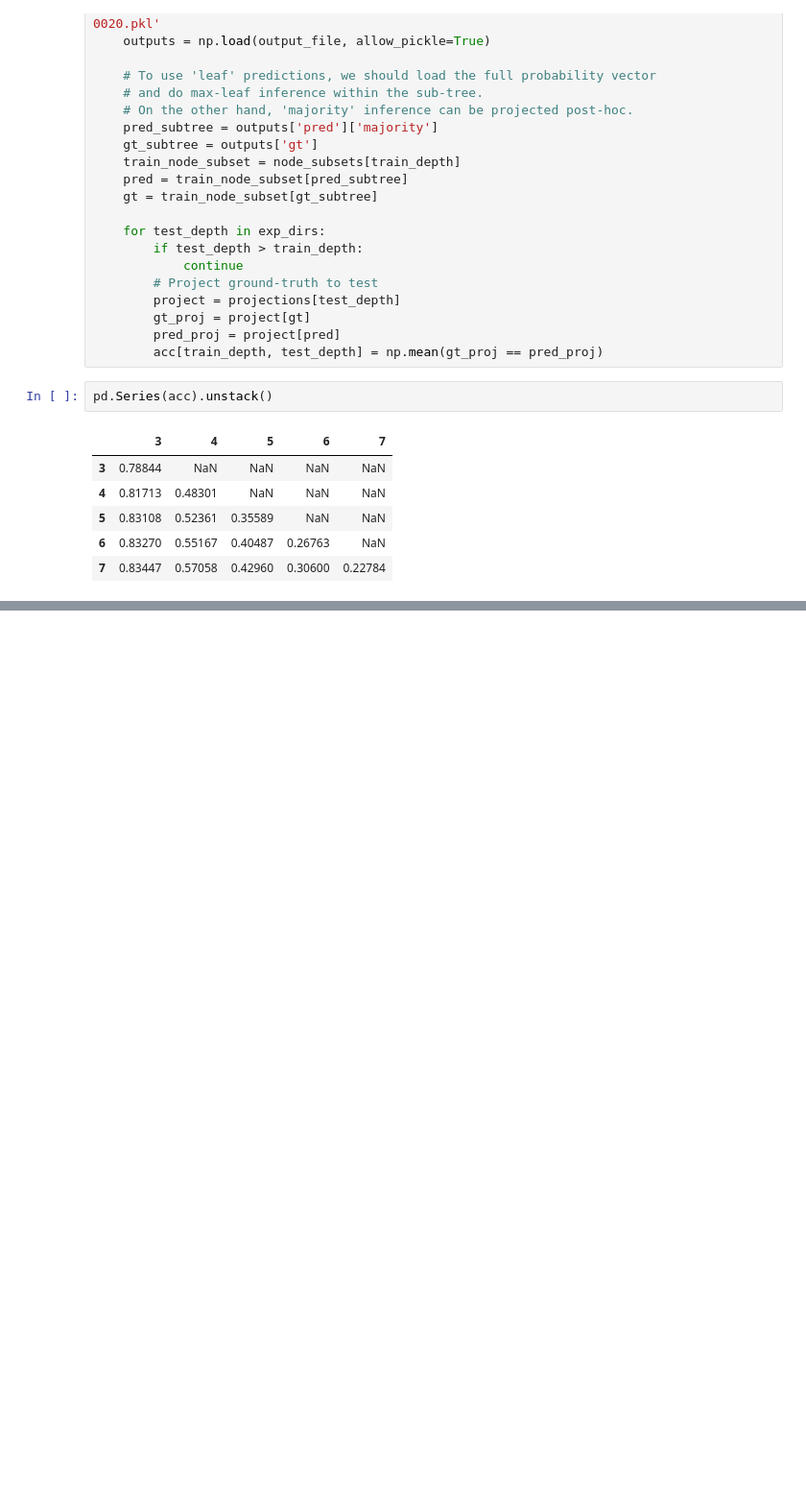
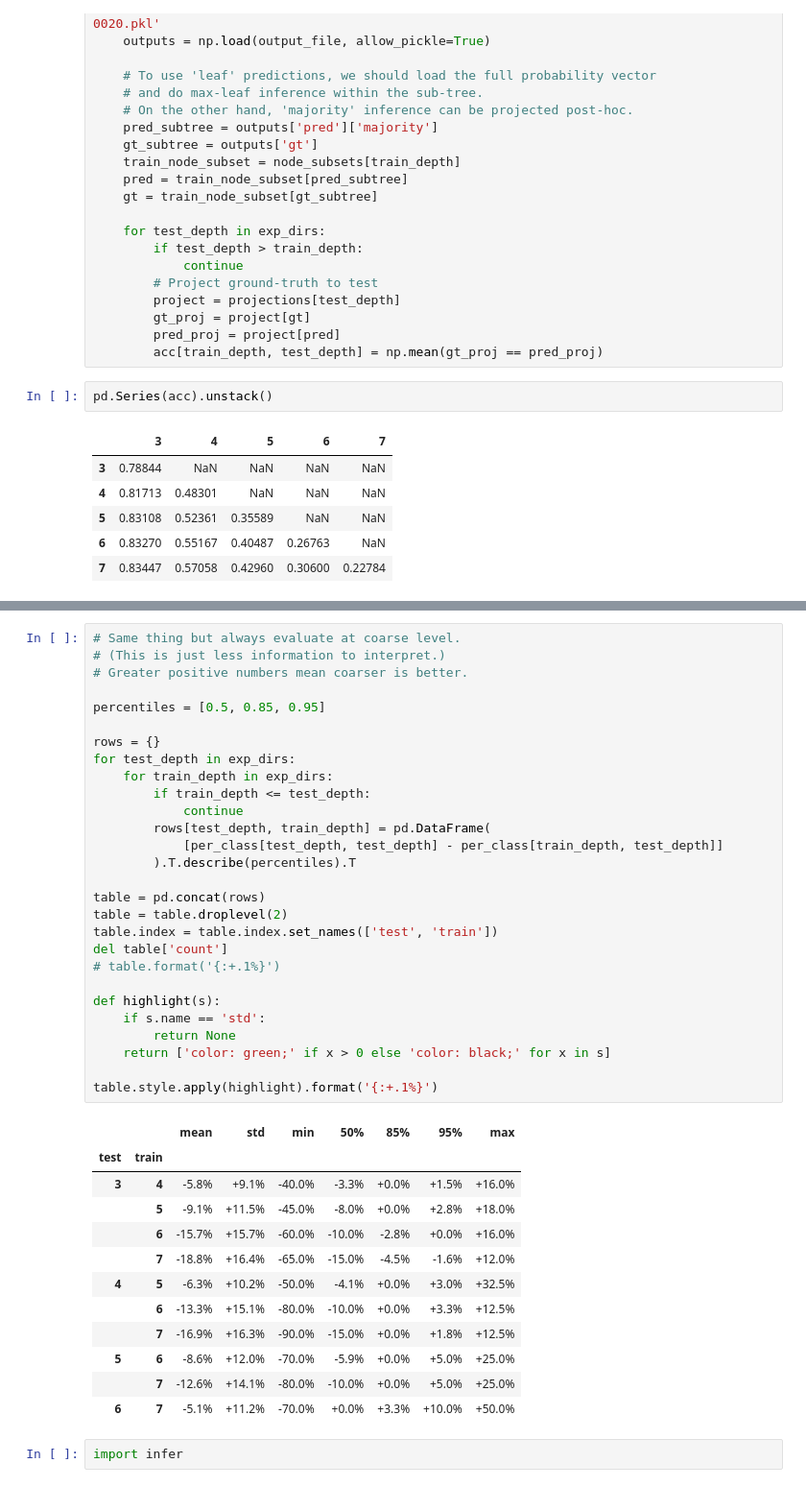
Before and after one commit to jvlmdr/hiercls, a Jupyter notebook: eval_inat21_truncate.ipynb, the cells around one changed output, grey strips where cells are left out. Shown: that part at 96% size. Drawn from its saved outputs; the diff is of its cells as text; blank space fills up the shorter version.

```diff
--- a/eval_inat21_truncate.ipynb
+++ b/eval_inat21_truncate.ipynb
@@ -156,0 +184,43 @@ table.style.apply(highlight).format('{:+.1%}')
+# %%
+# Same thing but always evaluate at coarse level.
+# (This is just less information to interpret.)
+# Greater positive numbers mean coarser is better.
+
+percentiles = [0.5, 0.85, 0.95]
+
+rows = {}
+for test_depth in exp_dirs:
+    for train_depth in exp_dirs:
+        if train_depth <= test_depth:
+            continue
+        rows[test_depth, train_depth] = pd.DataFrame(
+            [per_class[test_depth, test_depth] - per_class[train_depth, test_depth]]
+        ).T.describe(percentiles).T
+
+table = pd.concat(rows)
+table = table.droplevel(2)
+table.index = table.index.set_names(['test', 'train'])
+del table['count']
+# table.format('{:+.1%}')
+
+def highlight(s):
+    if s.name == 'std':
+        return None
+    return ['color: green;' if x > 0 else 'color: black;' for x in s]
+
+table.style.apply(highlight).format('{:+.1%}')
+# %% [output]
+|  |  | mean | std | min | 50% | 85% | 95% | max |
+| test | train |  |  |  |  |  |  |  |
+| 3 | 4 | -5.8% | +9.1% | -40.0% | -3.3% | +0.0% | +1.5% | +16.0% |
+|  | 5 | -9.1% | +11.5% | -45.0% | -8.0% | +0.0% | +2.8% | +18.0% |
+|  | 6 | -15.7% | +15.7% | -60.0% | -10.0% | -2.8% | +0.0% | +16.0% |
+|  | 7 | -18.8% | +16.4% | -65.0% | -15.0% | -4.5% | -1.6% | +12.0% |
+| 4 | 5 | -6.3% | +10.2% | -50.0% | -4.1% | +0.0% | +3.0% | +32.5% |
+|  | 6 | -13.3% | +15.1% | -80.0% | -10.0% | +0.0% | +3.3% | +12.5% |
+|  | 7 | -16.9% | +16.3% | -90.0% | -15.0% | +0.0% | +1.8% | +12.5% |
+| 5 | 6 | -8.6% | +12.0% | -70.0% | -5.9% | +0.0% | +5.0% | +25.0% |
+|  | 7 | -12.6% | +14.1% | -80.0% | -10.0% | +0.0% | +5.0% | +25.0% |
+| 6 | 7 | -5.1% | +11.2% | -70.0% | +0.0% | +3.3% | +10.0% | +50.0% |
+# %%
+import infer
```
Also changed, not shown: parts of 9 cells of this notebook, 9 other files.
